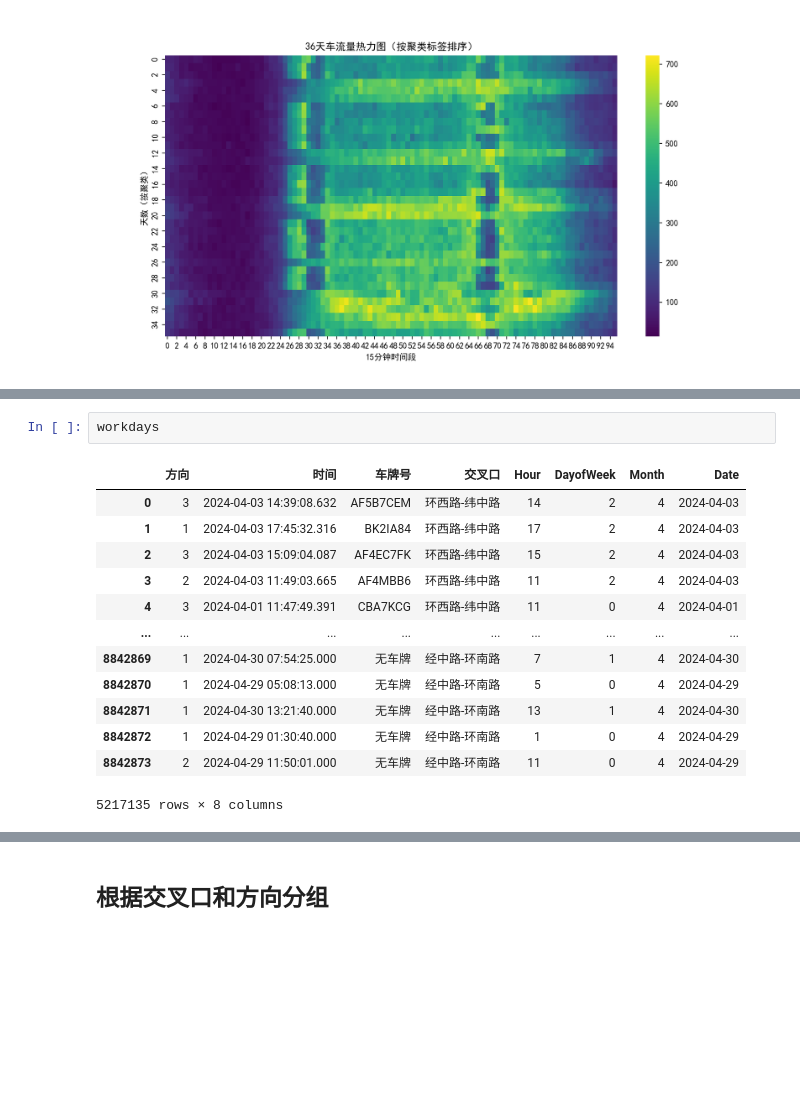
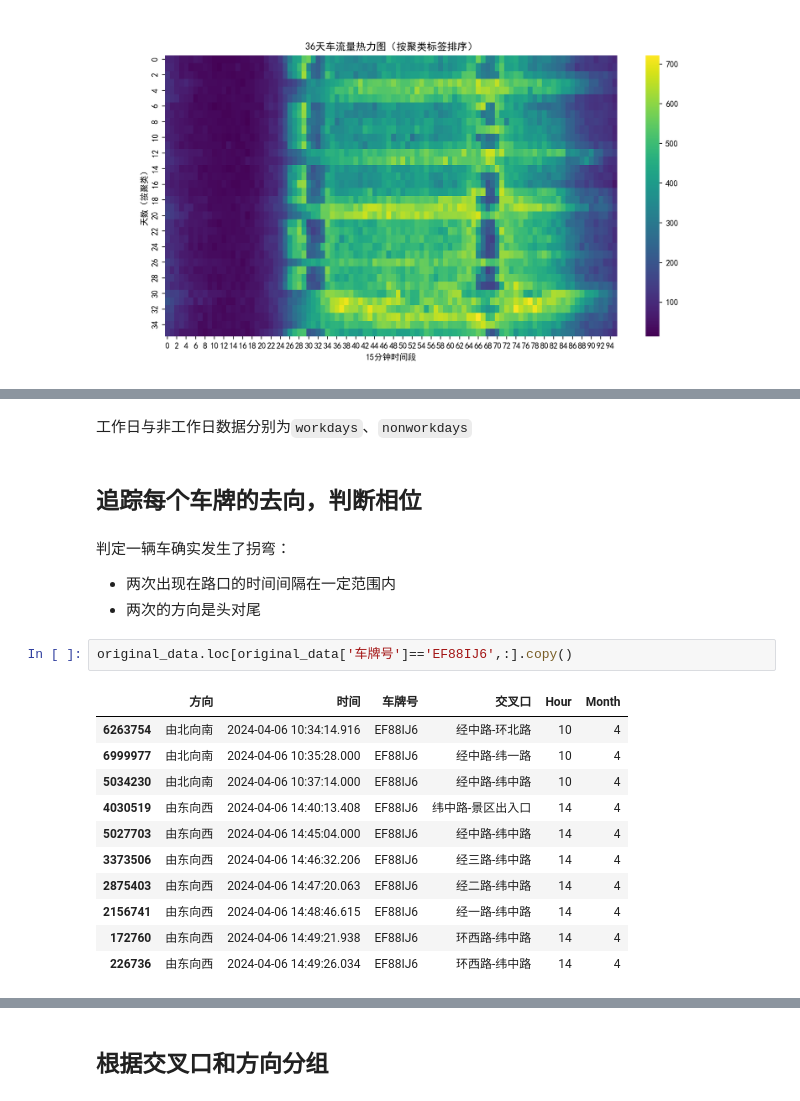
Before and after one commit to JadeAndStone/CUMCM, a Jupyter notebook: 2024E/Limoncello/Q1.ipynb, the cells around one changed output, grey strips where cells are left out. Drawn from its saved outputs; the diff is of its cells as text; blank space fills up the shorter version.

```diff
--- a/2024E/Limoncello/Q1.ipynb
+++ b/2024E/Limoncello/Q1.ipynb
@@ -121,16 +125,23 @@ nonworkdays = data_period.loc[nonworkday_mask].copy()
-# %%
-workdays
-# %% [output]
-|  | 方向 | 时间 | 车牌号 | 交叉口 | Hour | DayofWeek | Month | Date |
-| 0 | 3 | 2024-04-03 14:39:08.632 | AF5B7CEM | 环西路-纬中路 | 14 | 2 | 4 | 2024-04-03 |
-| 1 | 1 | 2024-04-03 17:45:32.316 | BK2IA84 | 环西路-纬中路 | 17 | 2 | 4 | 2024-04-03 |
-| 2 | 3 | 2024-04-03 15:09:04.087 | AF4EC7FK | 环西路-纬中路 | 15 | 2 | 4 | 2024-04-03 |
-| 3 | 2 | 2024-04-03 11:49:03.665 | AF4MBB6 | 环西路-纬中路 | 11 | 2 | 4 | 2024-04-03 |
-| 4 | 3 | 2024-04-01 11:47:49.391 | CBA7KCG | 环西路-纬中路 | 11 | 0 | 4 | 2024-04-01 |
-| ... | ... | ... | ... | ... | ... | ... | ... | ... |
-| 8842869 | 1 | 2024-04-30 07:54:25.000 | 无车牌 | 经中路-环南路 | 7 | 1 | 4 | 2024-04-30 |
-| 8842870 | 1 | 2024-04-29 05:08:13.000 | 无车牌 | 经中路-环南路 | 5 | 0 | 4 | 2024-04-29 |
-| 8842871 | 1 | 2024-04-30 13:21:40.000 | 无车牌 | 经中路-环南路 | 13 | 1 | 4 | 2024-04-30 |
-| 8842872 | 1 | 2024-04-29 01:30:40.000 | 无车牌 | 经中路-环南路 | 1 | 0 | 4 | 2024-04-29 |
-| 8842873 | 2 | 2024-04-29 11:50:01.000 | 无车牌 | 经中路-环南路 | 11 | 0 | 4 | 2024-04-29 |
-5217135 rows × 8 columns
+# %% [markdown]
+工作日与非工作日数据分别为`workdays`、`nonworkdays`
+# %% [markdown]
+## 追踪每个车牌的去向，判断相位
+# %% [markdown]
+判定一辆车确实发生了拐弯：
+
++ 两次出现在路口的时间间隔在一定范围内
++ 两次的方向是头对尾
+# %%
+original_data.loc[original_data['车牌号']=='EF88IJ6',:].copy()
+# %% [output]
+|  | 方向 | 时间 | 车牌号 | 交叉口 | Hour | Month |
+| 6263754 | 由北向南 | 2024-04-06 10:34:14.916 | EF88IJ6 | 经中路-环北路 | 10 | 4 |
+| 6999977 | 由北向南 | 2024-04-06 10:35:28.000 | EF88IJ6 | 经中路-纬一路 | 10 | 4 |
+| 5034230 | 由北向南 | 2024-04-06 10:37:14.000 | EF88IJ6 | 经中路-纬中路 | 10 | 4 |
+| 4030519 | 由东向西 | 2024-04-06 14:40:13.408 | EF88IJ6 | 纬中路-景区出入口 | 14 | 4 |
+| 5027703 | 由东向西 | 2024-04-06 14:45:04.000 | EF88IJ6 | 经中路-纬中路 | 14 | 4 |
+| 3373506 | 由东向西 | 2024-04-06 14:46:32.206 | EF88IJ6 | 经三路-纬中路 | 14 | 4 |
+| 2875403 | 由东向西 | 2024-04-06 14:47:20.063 | EF88IJ6 | 经二路-纬中路 | 14 | 4 |
+| 2156741 | 由东向西 | 2024-04-06 14:48:46.615 | EF88IJ6 | 经一路-纬中路 | 14 | 4 |
+| 172760 | 由东向西 | 2024-04-06 14:49:21.938 | EF88IJ6 | 环西路-纬中路 | 14 | 4 |
+| 226736 | 由东向西 | 2024-04-06 14:49:26.034 | EF88IJ6 | 环西路-纬中路 | 14 | 4 |
```
Also changed, not shown: parts of 19 cells of this notebook.
